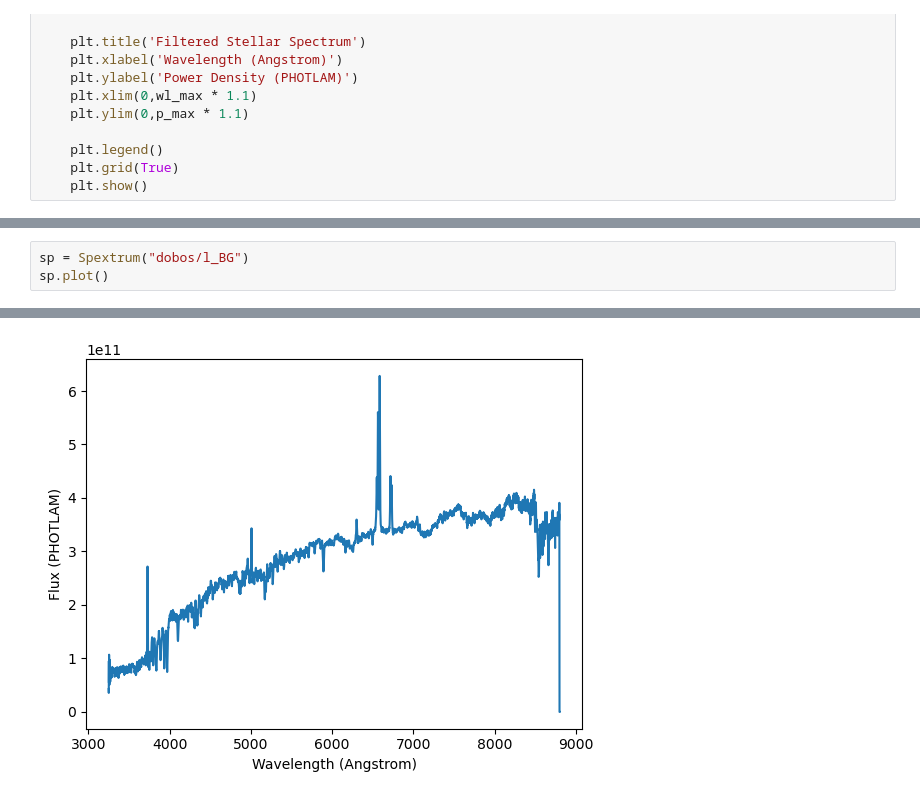
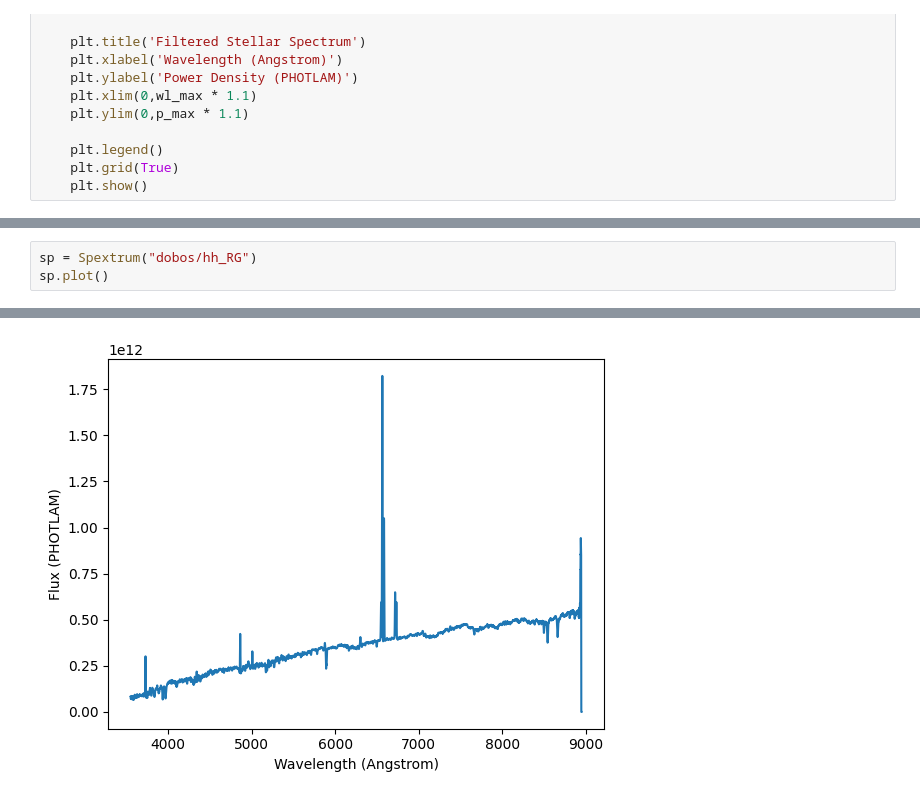
Before and after one commit to pirgalim/Glenlea-ETC, a Jupyter notebook: notebooks/Spextra testing.ipynb, the cells around one changed output, grey strips where cells are left out. Drawn from its saved outputs; the diff is of its cells as text.

```diff
--- a/notebooks/Spextra testing.ipynb
+++ b/notebooks/Spextra testing.ipynb
@@ -238,4 +111,4 @@ sp.plot()
 # %%
-sp = Spextrum("dobos/l_BG")
+sp = Spextrum("dobos/hh_RG")
 sp.plot()
 # %% [output]
@@ -243 +115 @@ Downloading file 'libraries/dobos/l_BG.dat' from 'https://scopesim.univie.ac.at/
-[figure, old version]
+[figure, new version]
```
Also changed, not shown: parts of 15 cells of this notebook, 3 other files.
